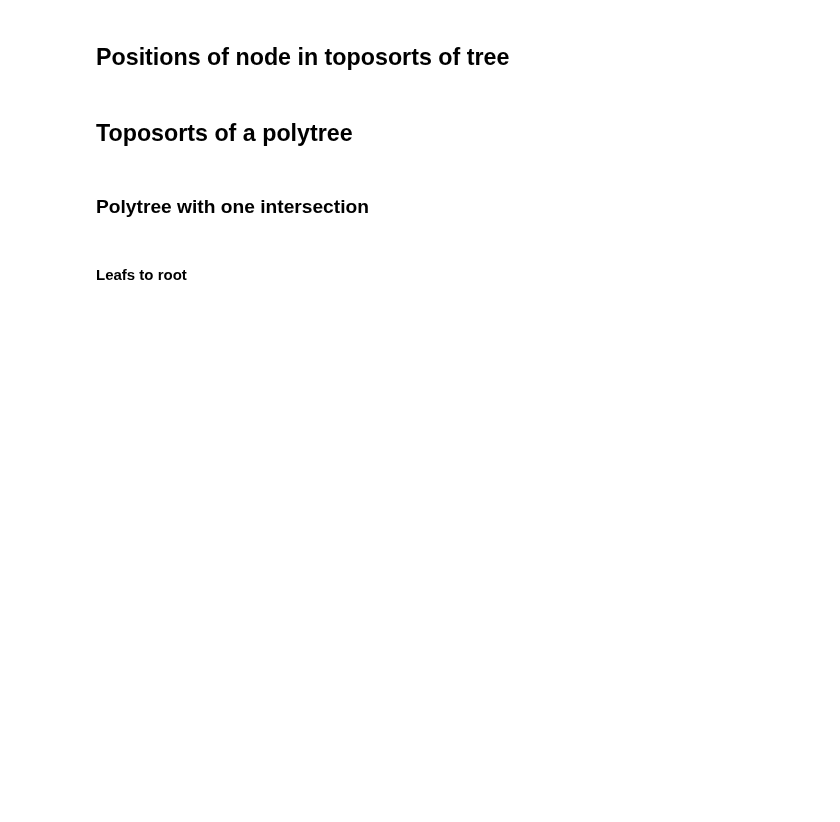
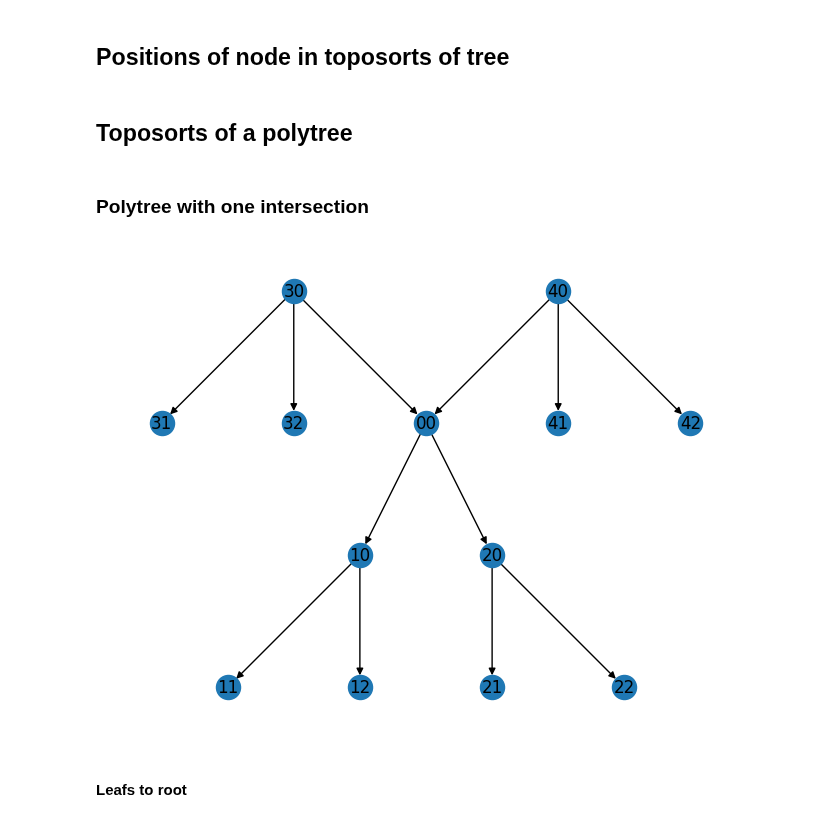
Before and after one commit to EchuCompa/pasantia-BICC, a Jupyter notebook: countingToposortsPolytrees.ipynb, the cells around one changed output. Saved outputs shown, nothing was run; the diff lists cells and outputs as text; code cells hidden in the pictures; blank space fills up the shorter version.

Commit message:
Working formula for counting toposorts in polytrees
Added some unit tests for positions in toposorts
Moved the results to a new folder

```diff
--- a/countingToposortsPolytrees.ipynb
+++ b/countingToposortsPolytrees.ipynb
@@ -73,5 +81,30 @@ middleTree = pathToLeaf(treeTest, 0)
 ## Toposorts of a polytree
 # %% [markdown]
 ### Polytree with one intersection
+# %%
+numLevels = 2
+branchingFactor = 2
+parentsAndChildren = 2
+
+parentTrees = [balancedTree(numLevels, branchingFactor) for _ in range(parentsAndChildren)]
+childTrees = [balancedTree(numLevels, branchingFactor) for _ in range(parentsAndChildren)]
+middleTree = balancedTree(1, 1)
+
+mapping = {node: f"0{node}" for node in middleTree.nodes()}
+union = nx.relabel_nodes(middleTree, mapping)
+
+allTrees = parentTrees + childTrees
+
+for i in range(len(allTrees)):
+    union = nx.union(union, allTrees[i], rename=('', str(i+1)))
+
+#Connect the trees to the middle one
+for i in range(parentsAndChildren):
+    union.add_edge(f"0{0}", f"{i+1}0")
+    union.add_edge(f"{len(allTrees)-i}0", f"0{0}")
+drawGraph(union)
+#tst.test_allPolyTopos(union, '00')
+# %% [output]
+[figure, added]
 # %% [markdown]
 #### Leafs to root
```
Also changed, not shown: parts of 20 cells of this notebook, 23 other files.
